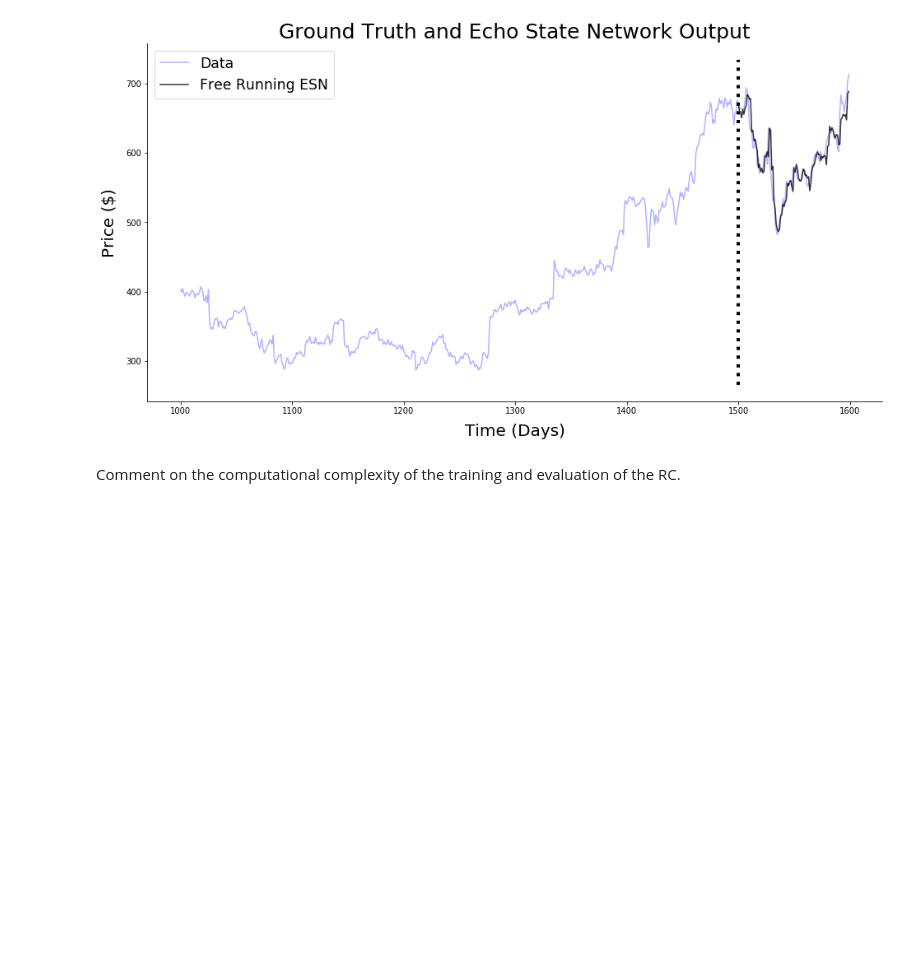
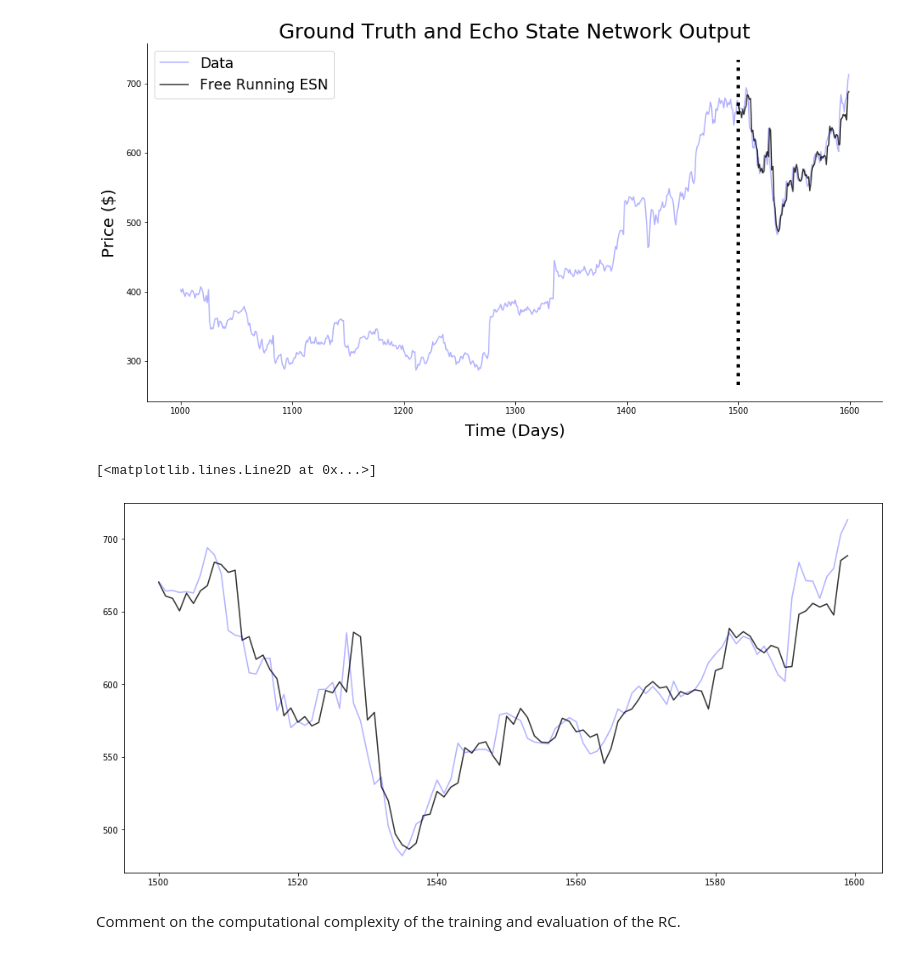
Before and after one commit to sangqle/Study, a Jupyter notebook: jupyter-notebook/EchoStateNetworks/Echo_State_Networks.ipynb, the cells around one changed output. Saved outputs shown, nothing was run; the diff lists cells and outputs as text; code cells hidden in the pictures; blank space fills up the shorter version.

```diff
--- a/jupyter-notebook/EchoStateNetworks/Echo_State_Networks.ipynb
+++ b/jupyter-notebook/EchoStateNetworks/Echo_State_Networks.ipynb
@@ -68,6 +74,15 @@ sns.despine()
 plt.savefig('demo.png')
 # %% [output]
 [figure]
+# %%
+plt.figure(figsize=(16,8))
+
+plt.plot(range(trainlen,trainlen+futureTotal),pred_tot,'k',  alpha=0.8, label='Free Running ESN')
+# lo,hi = plt.ylim()
+plt.plot(range(1500,trainlen+futureTotal),data[1500:trainlen+futureTotal],'b',label="Data", alpha=0.3)
+# %% [output]
+[<matplotlib.lines.Line2D at 0x...>]
+[figure, added]
 # %% [markdown]
 Comment on the computational complexity of the training and evaluation of the RC.
 # %% [markdown]
```
Also changed, not shown: parts of 4 cells of this notebook, 10 other files.
